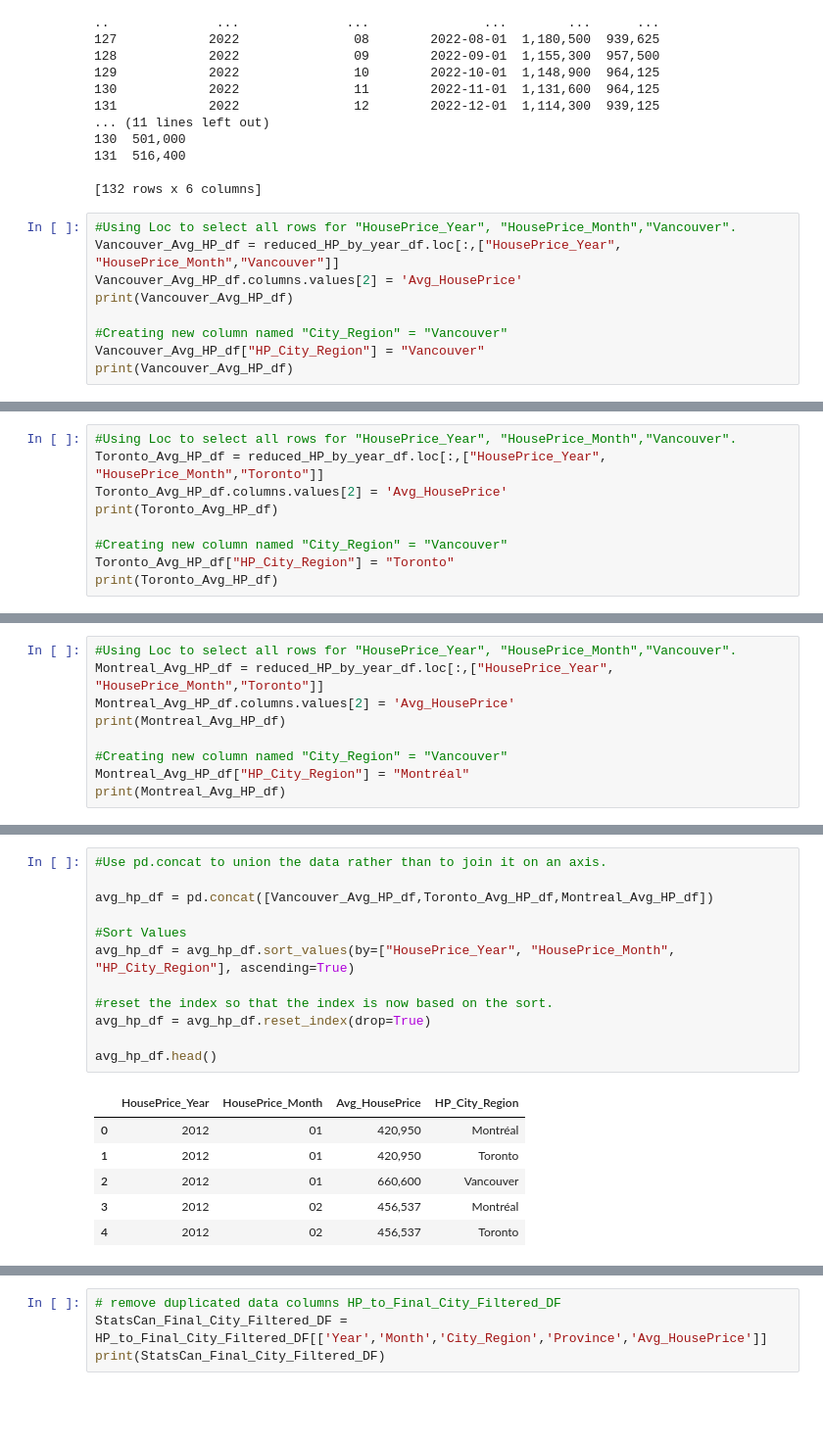
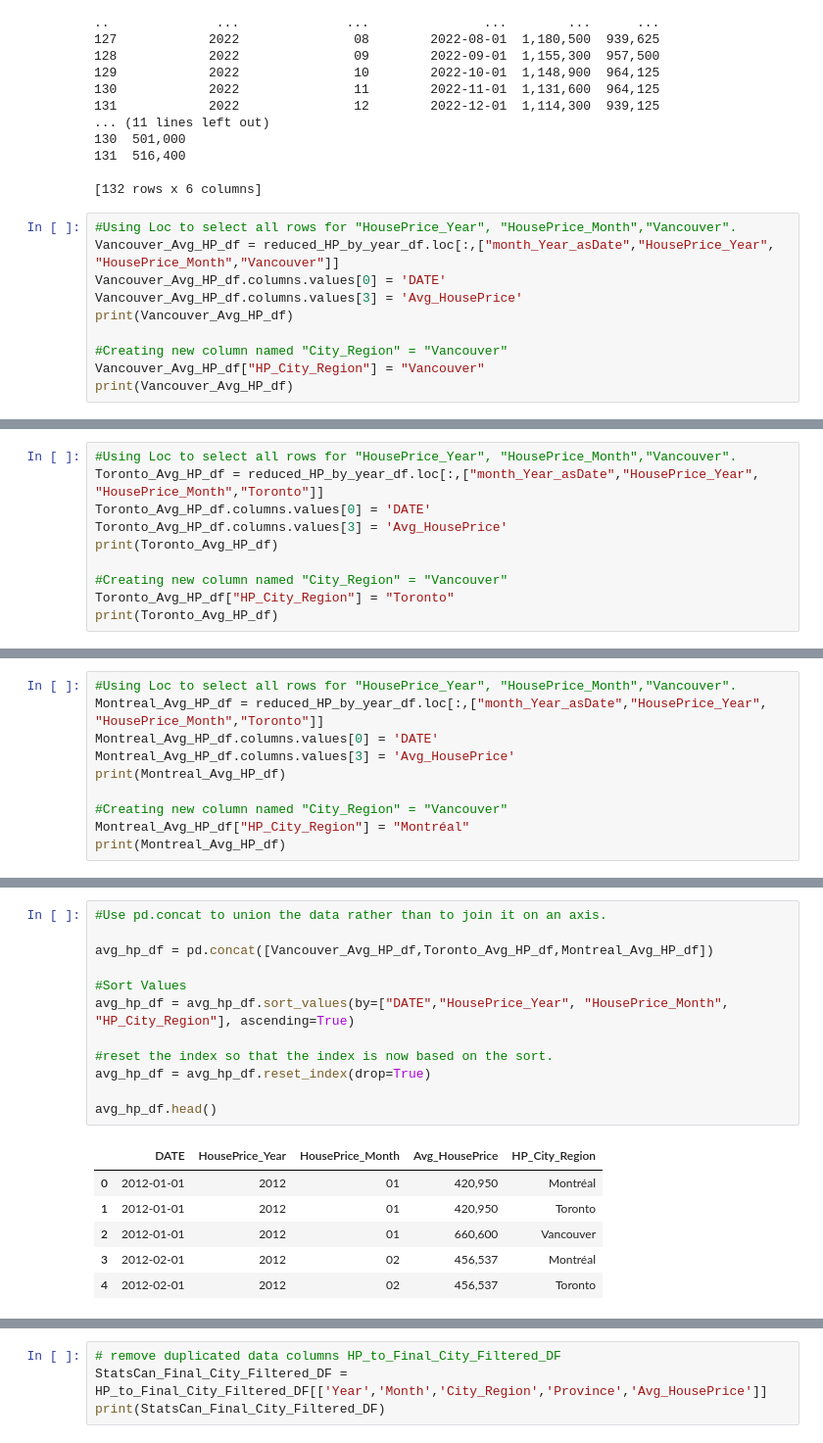
Before and after one commit to Ao-27/Project1_Group1_HousingMarket, a Jupyter notebook: group1_housing_solution.ipynb, the cells around one changed output, grey strips where cells are left out. Shown at 98% size. Drawn from its saved outputs; the diff is of its cells as text; blank space fills up the shorter version.

```diff
--- a/group1_housing_solution.ipynb
+++ b/group1_housing_solution.ipynb
@@ -589,8 +589,9 @@ print(reduced_HP_by_year_df)
 [132 rows x 6 columns]
 # %%
 #Using Loc to select all rows for "HousePrice_Year", "HousePrice_Month","Vancouver".
-Vancouver_Avg_HP_df = reduced_HP_by_year_df.loc[:,["HousePrice_Year", "HousePrice_Month","Vancouver"]]
-Vancouver_Avg_HP_df.columns.values[2] = 'Avg_HousePrice'
+Vancouver_Avg_HP_df = reduced_HP_by_year_df.loc[:,["month_Year_asDate","HousePrice_Year", "HousePrice_Month","Vancouver"]]
+Vancouver_Avg_HP_df.columns.values[0] = 'DATE'
+Vancouver_Avg_HP_df.columns.values[3] = 'Avg_HousePrice'
 print(Vancouver_Avg_HP_df)
 
 #Creating new column named "City_Region" = "Vancouver"
@@ -617,7 +618,8 @@ print(Vancouver_Avg_HP_df)
 # %%
 #Using Loc to select all rows for "HousePrice_Year", "HousePrice_Month","Vancouver".
-Toronto_Avg_HP_df = reduced_HP_by_year_df.loc[:,["HousePrice_Year", "HousePrice_Month","Toronto"]]
-Toronto_Avg_HP_df.columns.values[2] = 'Avg_HousePrice'
+Toronto_Avg_HP_df = reduced_HP_by_year_df.loc[:,["month_Year_asDate","HousePrice_Year", "HousePrice_Month","Toronto"]]
+Toronto_Avg_HP_df.columns.values[0] = 'DATE'
+Toronto_Avg_HP_df.columns.values[3] = 'Avg_HousePrice'
 print(Toronto_Avg_HP_df)
 
 #Creating new column named "City_Region" = "Vancouver"
@@ -644,7 +646,8 @@ print(Toronto_Avg_HP_df)
 # %%
 #Using Loc to select all rows for "HousePrice_Year", "HousePrice_Month","Vancouver".
-Montreal_Avg_HP_df = reduced_HP_by_year_df.loc[:,["HousePrice_Year", "HousePrice_Month","Toronto"]]
-Montreal_Avg_HP_df.columns.values[2] = 'Avg_HousePrice'
+Montreal_Avg_HP_df = reduced_HP_by_year_df.loc[:,["month_Year_asDate","HousePrice_Year", "HousePrice_Month","Toronto"]]
+Montreal_Avg_HP_df.columns.values[0] = 'DATE'
+Montreal_Avg_HP_df.columns.values[3] = 'Avg_HousePrice'
 print(Montreal_Avg_HP_df)
 
 #Creating new column named "City_Region" = "Vancouver"
@@ -671,22 +674,22 @@ print(Montreal_Avg_HP_df)
 # %%
 #Use pd.concat to union the data rather than to join it on an axis.
 
 avg_hp_df = pd.concat([Vancouver_Avg_HP_df,Toronto_Avg_HP_df,Montreal_Avg_HP_df])
 
 #Sort Values
-avg_hp_df = avg_hp_df.sort_values(by=["HousePrice_Year", "HousePrice_Month", "HP_City_Region"], ascending=True)
+avg_hp_df = avg_hp_df.sort_values(by=["DATE","HousePrice_Year", "HousePrice_Month", "HP_City_Region"], ascending=True)
 
 #reset the index so that the index is now based on the sort.
 avg_hp_df = avg_hp_df.reset_index(drop=True)
 
 avg_hp_df.head()
 # %% [output]
-|  | HousePrice_Year | HousePrice_Month | Avg_HousePrice | HP_City_Region |
-| 0 | 2012 | 01 | 420,950 | Montréal |
-| 1 | 2012 | 01 | 420,950 | Toronto |
-| 2 | 2012 | 01 | 660,600 | Vancouver |
-| 3 | 2012 | 02 | 456,537 | Montréal |
-| 4 | 2012 | 02 | 456,537 | Toronto |
+|  | DATE | HousePrice_Year | HousePrice_Month | Avg_HousePrice | HP_City_Region |
+| 0 | 2012-01-01 | 2012 | 01 | 420,950 | Montréal |
+| 1 | 2012-01-01 | 2012 | 01 | 420,950 | Toronto |
+| 2 | 2012-01-01 | 2012 | 01 | 660,600 | Vancouver |
+| 3 | 2012-02-01 | 2012 | 02 | 456,537 | Montréal |
+| 4 | 2012-02-01 | 2012 | 02 | 456,537 | Toronto |
 # %%
 #Creating a test cell for the "if + elif" row ... as For (?) LOOP to populate a data frame. I'm not 100% certain the cells above are executing 100% of everything we need.
 
```
Also changed, not shown: parts of 5 cells of this notebook, 2 other files.
